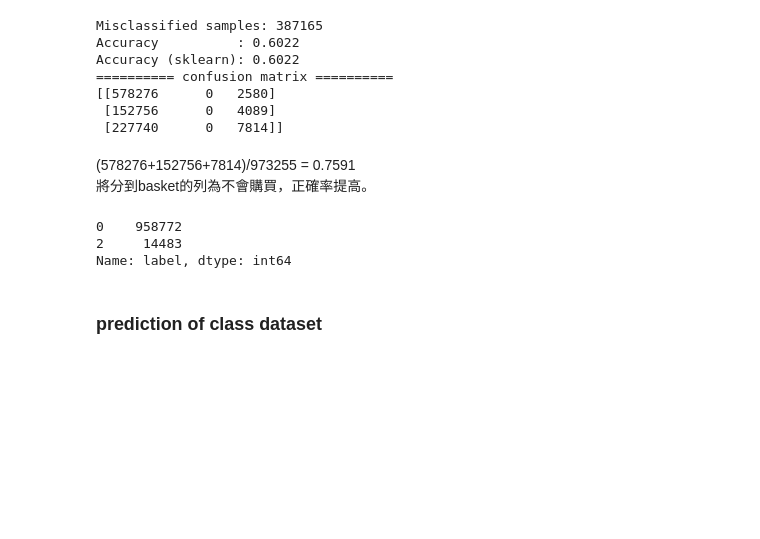
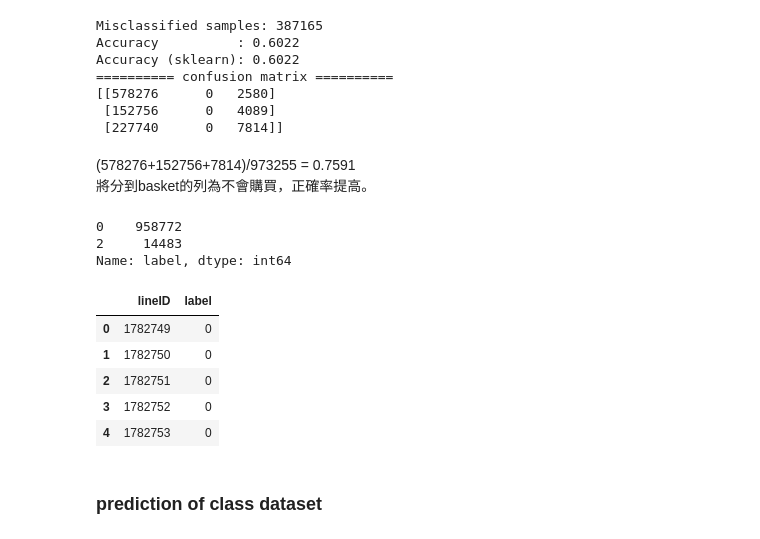
Before and after one commit to t830506/Data_Mining_Cup, a Jupyter notebook: b_ml_model.ipynb, the cells around one changed output. Drawn from its saved outputs; the diff is of its cells as text; code cells hidden in the pictures; blank space fills up the shorter version.

```diff
--- a/b_ml_model.ipynb
+++ b/b_ml_model.ipynb
@@ -218,11 +218,19 @@ Accuracy (sklearn): 0.6022
 將分到basket的列為不會購買，正確率提高。
 # %%
 sub = pd.concat([test.lineID, pd.DataFrame(pred_tree, columns=["label"])], axis=1)
-sub.label.value_counts()
+print (sub.label.value_counts())
+sub.to_csv("sub.csv", index=False)
+sub.head()
 # %% [output]
 0    958772
 2     14483
 Name: label, dtype: int64
+|  | lineID | label |
+| 0 | 1782749 | 0 |
+| 1 | 1782750 | 0 |
+| 2 | 1782751 | 0 |
+| 3 | 1782752 | 0 |
+| 4 | 1782753 | 0 |
 # %% [markdown]
 ### prediction of class dataset
 # %%
```
Also changed, not shown: 2 other files.
